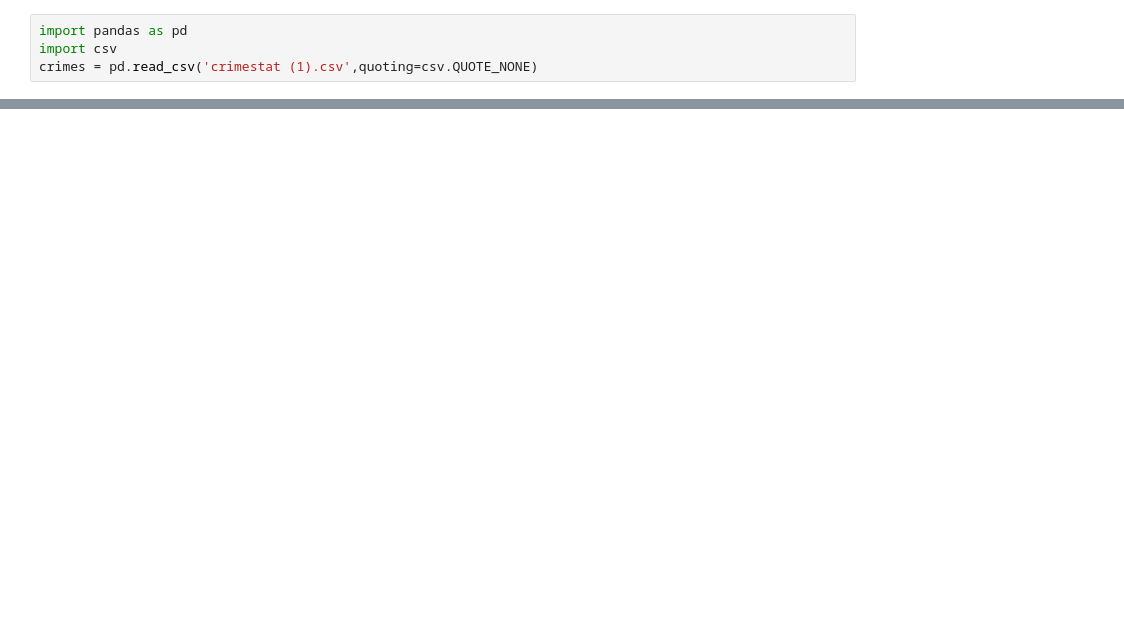
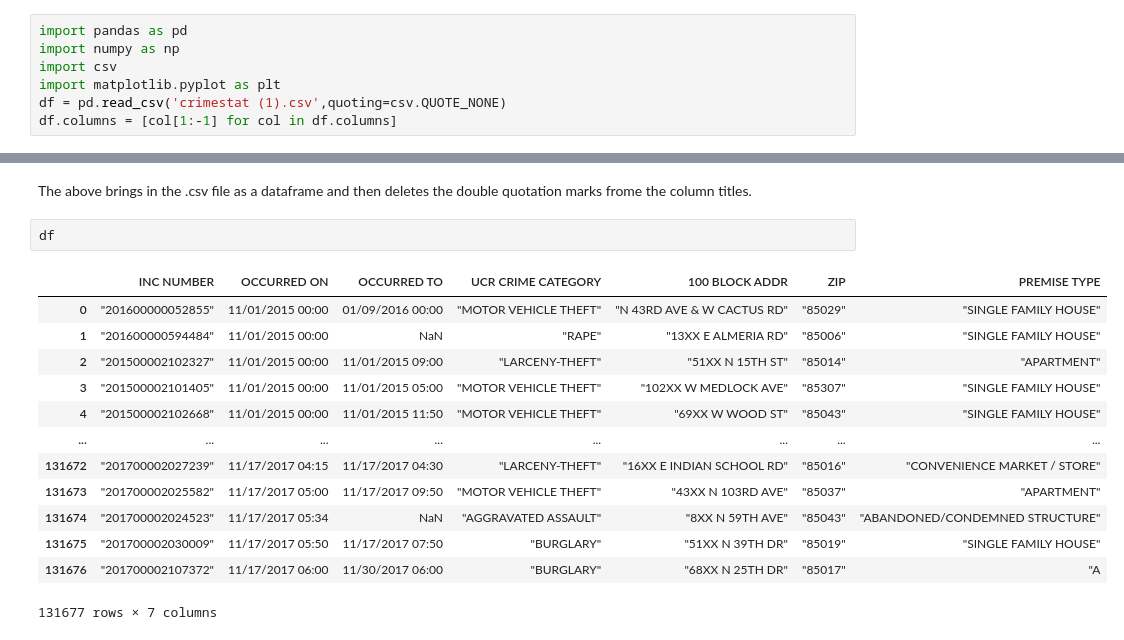
Before and after one commit to faseycranco/stc510, a Jupyter notebook: STC510_M3_Basics_Project.ipynb, the cells around one changed output, grey strips where cells are left out. Drawn from its saved outputs; the diff is of its cells as text; blank space fills up the shorter version.

```diff
--- a/STC510_M3_Basics_Project.ipynb
+++ b/STC510_M3_Basics_Project.ipynb
@@ -7,4 +5,7 @@ Group by zipcode, add new column for violent or non-violent crime, maybe use reg
 # %%
 import pandas as pd
+import numpy as np
 import csv
-crimes = pd.read_csv('crimestat (1).csv',quoting=csv.QUOTE_NONE)
+import matplotlib.pyplot as plt
+df = pd.read_csv('crimestat (1).csv',quoting=csv.QUOTE_NONE)
+df.columns = [col[1:-1] for col in df.columns]
@@ -32,0 +12,18 @@ Maybe you wanted to say 'git add .'?
+# %% [markdown]
+The above brings in the .csv file as a dataframe and then deletes the double quotation marks frome the column titles.
+# %%
+df
+# %% [output]
+|  | INC NUMBER | OCCURRED ON | OCCURRED TO | UCR CRIME CATEGORY | 100 BLOCK ADDR | ZIP | PREMISE TYPE |
+| 0 | "201600000052855" | 11/01/2015 00:00 | 01/09/2016 00:00 | "MOTOR VEHICLE THEFT" | "N 43RD AVE & W CACTUS RD" | "85029" | "SINGLE FAMILY HOUSE" |
+| 1 | "201600000594484" | 11/01/2015 00:00 | NaN | "RAPE" | "13XX E ALMERIA RD" | "85006" | "SINGLE FAMILY HOUSE" |
+| 2 | "201500002102327" | 11/01/2015 00:00 | 11/01/2015 09:00 | "LARCENY-THEFT" | "51XX N 15TH ST" | "85014" | "APARTMENT" |
+| 3 | "201500002101405" | 11/01/2015 00:00 | 11/01/2015 05:00 | "MOTOR VEHICLE THEFT" | "102XX W MEDLOCK AVE" | "85307" | "SINGLE FAMILY HOUSE" |
+| 4 | "201500002102668" | 11/01/2015 00:00 | 11/01/2015 11:50 | "MOTOR VEHICLE THEFT" | "69XX W WOOD ST" | "85043" | "SINGLE FAMILY HOUSE" |
+| ... | ... | ... | ... | ... | ... | ... | ... |
+| 131672 | "201700002027239" | 11/17/2017 04:15 | 11/17/2017 04:30 | "LARCENY-THEFT" | "16XX E INDIAN SCHOOL RD" | "85016" | "CONVENIENCE MARKET / STORE" |
+| 131673 | "201700002025582" | 11/17/2017 05:00 | 11/17/2017 09:50 | "MOTOR VEHICLE THEFT" | "43XX N 103RD AVE" | "85037" | "APARTMENT" |
+| 131674 | "201700002024523" | 11/17/2017 05:34 | NaN | "AGGRAVATED ASSAULT" | "8XX N 59TH AVE" | "85043" | "ABANDONED/CONDEMNED STRUCTURE" |
+| 131675 | "201700002030009" | 11/17/2017 05:50 | 11/17/2017 07:50 | "BURGLARY" | "51XX N 39TH DR" | "85019" | "SINGLE FAMILY HOUSE" |
+| 131676 | "201700002107372" | 11/17/2017 06:00 | 11/30/2017 06:00 | "BURGLARY" | "68XX N 25TH DR" | "85017" | "A |
+131677 rows × 7 columns
```
Also changed, not shown: parts of 13 cells of this notebook.
